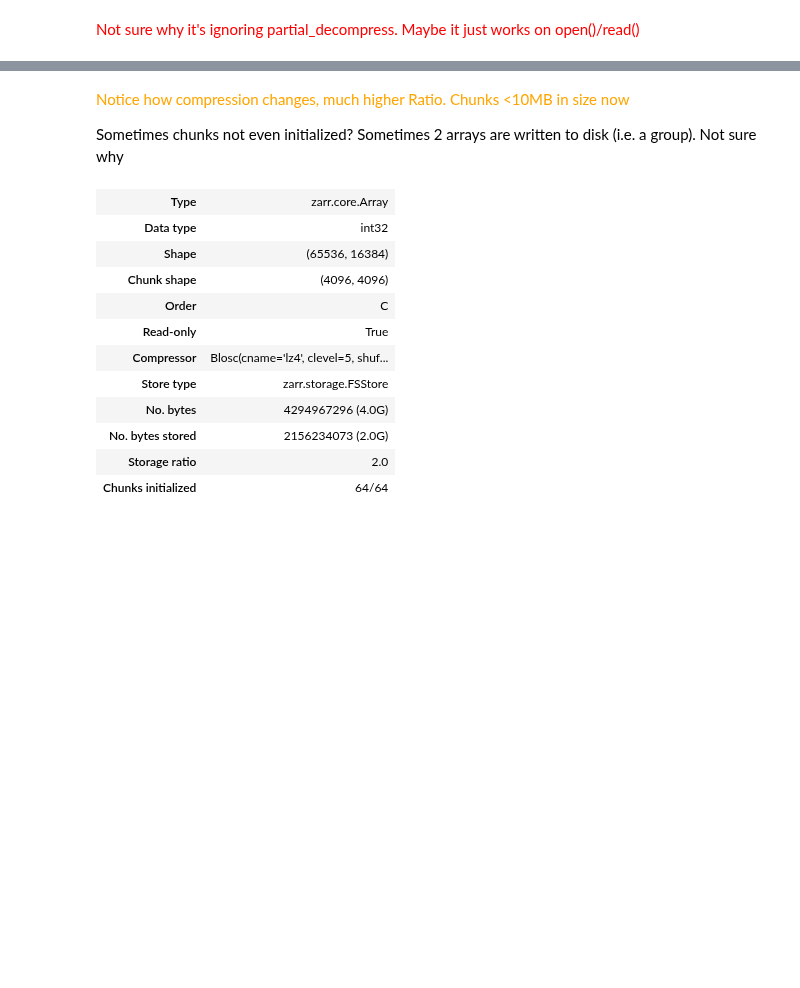
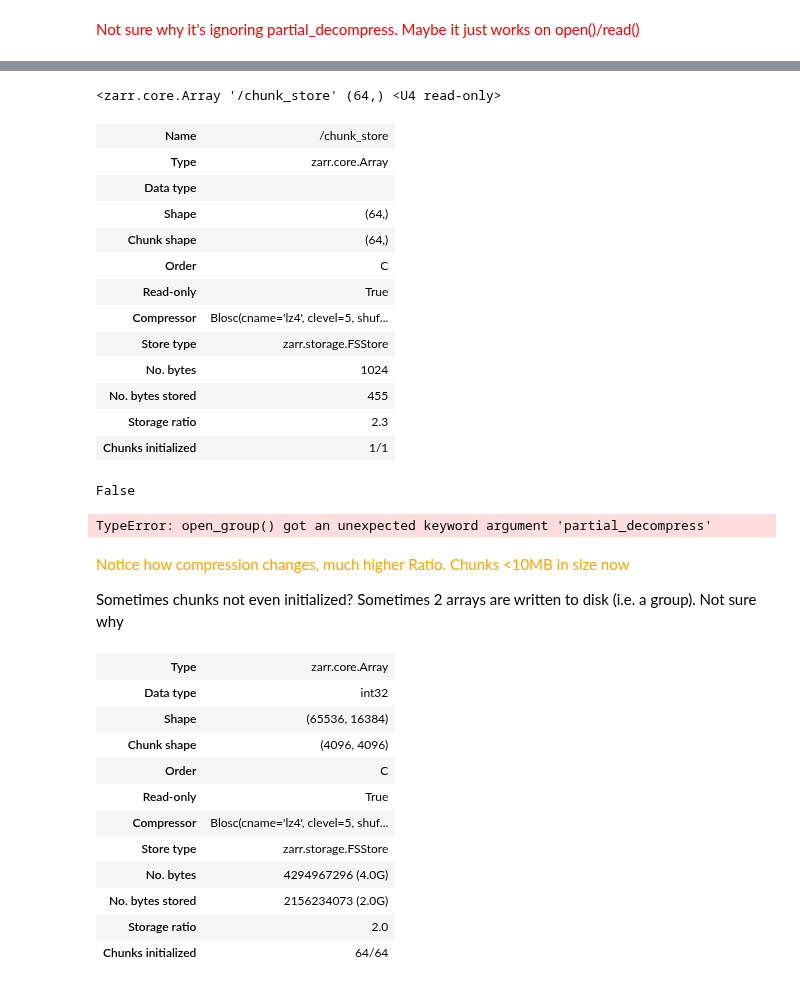
Before and after one commit to ariellubonja/ncar-zarr-code, a Jupyter notebook: chunk-partial-decompress-NOshard.ipynb, the cells around one changed output, grey strips where cells are left out. Cells and saved outputs as stored; diff of their text form; code cells hidden in the pictures; blank space fills up the shorter version.

```diff
--- a/chunk-partial-decompress-NOshard.ipynb
+++ b/chunk-partial-decompress-NOshard.ipynb
@@ -68,8 +134,3 @@ del numpy_arr # Don't need this anymore - save 3GB
 # # z1 = zarr.open('./example-zarr', mode='w', shape=original_shape, chunks=(10000,10000), dtype='f8', partial_decompress=True)
 # zarr.save('./example-zarr', zarr_index_list)
 # # open() doesn't actually write anything, hence it being so fast
-# %%
-# USE FSSTORE IF YOU WANT PARTIAL_DECOMPRESS TO WORK!!
-
-fsstore = zarr.storage.FSStore('./fsstore4-zarr')
-z = zarr.create(store=fsstore, shape=original_shape, dtype='f8')
@@ -95,0 +147,3 @@ load_disk_partial_decompress.info
+# %%
+# Read array from disk
+load_disk_partial_decompress = zarr.open(fsstore, mode="r") # partial_decompress=True - unknown argument FOR GROUPS
@@ -95,0 +165,24 @@ load_disk_partial_decompress.info
+# %%
+load_disk_partial_decompress["chunk_store"] # Group contains 2 elements - access chunk store using this indexing way
+# %% [output]
+<zarr.core.Array '/chunk_store' (64,) <U4 read-only>
+# %%
+load_disk_partial_decompress["chunk_store"].info
+# %% [output]
+| Name | /chunk_store |
+| Type | zarr.core.Array |
+| Data type |  |
+| Shape | (64,) |
+| Chunk shape | (64,) |
+| Order | C |
+| Read-only | True |
+| Compressor | Blosc(cname='lz4', clevel=5, shuf... |
+| Store type | zarr.storage.FSStore |
+| No. bytes | 1024 |
+| No. bytes stored | 455 |
+| Storage ratio | 2.3 |
+| Chunks initialized | 1/1 |
+# %%
+load_disk_partial_decompress["chunk_store"]._partial_decompress
+# %% [output]
+False
@@ -96,3 +197,11 @@ load_disk_partial_decompress.info
+# %%
+%%timeit
+# Read array from disk
+load_disk_partial_decompress = zarr.open(fsstore, mode="r", partial_decompress=True)
+# load_disk_partial_decompress.info
+# load_disk_partial_decompress._partial_decompress
+# %% [output]
+TypeError: open_group() got an unexpected keyword argument 'partial_decompress'
 # %% [markdown]
 <font color="orange"> Notice how compression changes, much higher Ratio. Chunks <10MB in size now</font>
 
```
Also changed, not shown: parts of 37 cells of this notebook, 1 other file.
